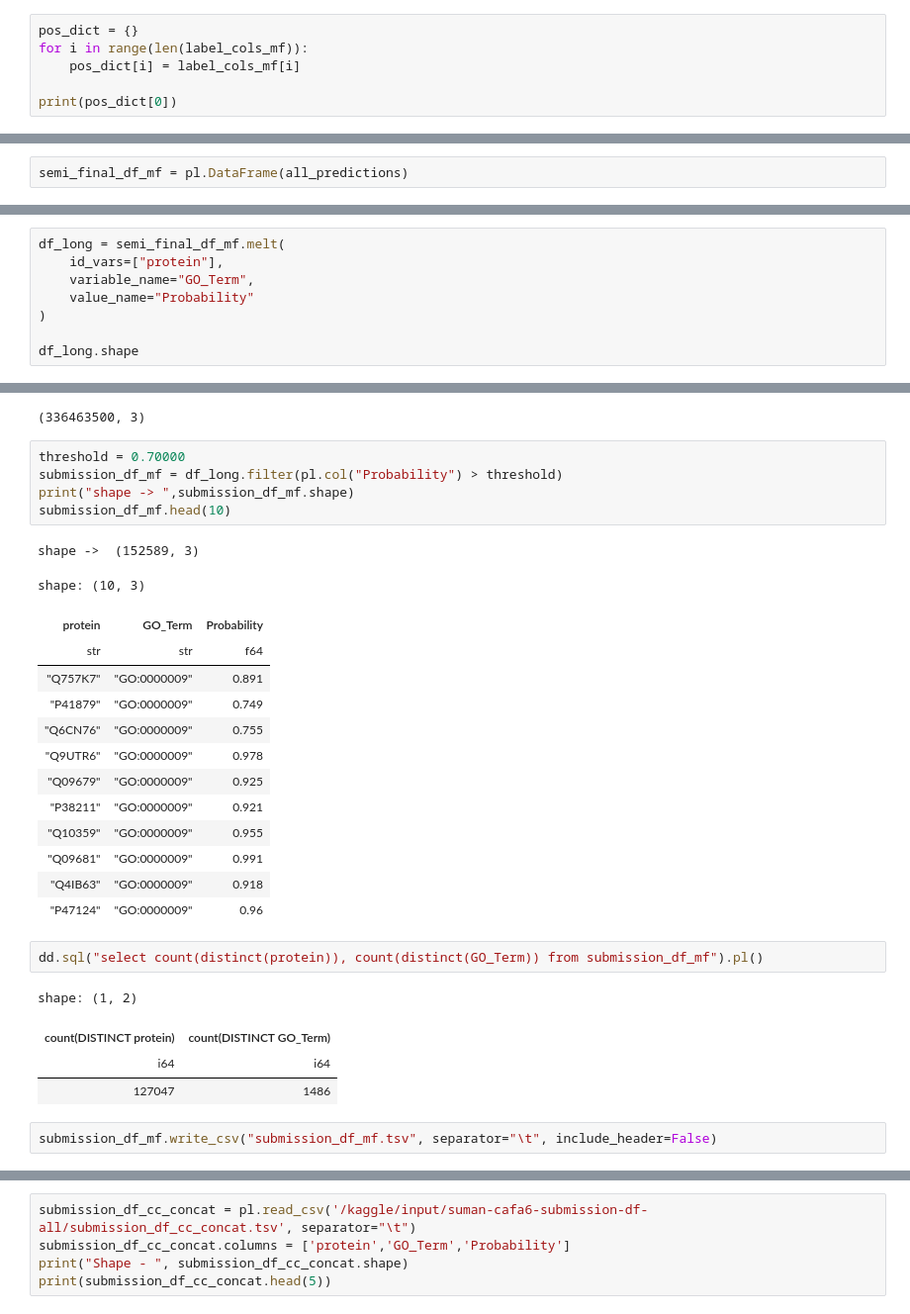
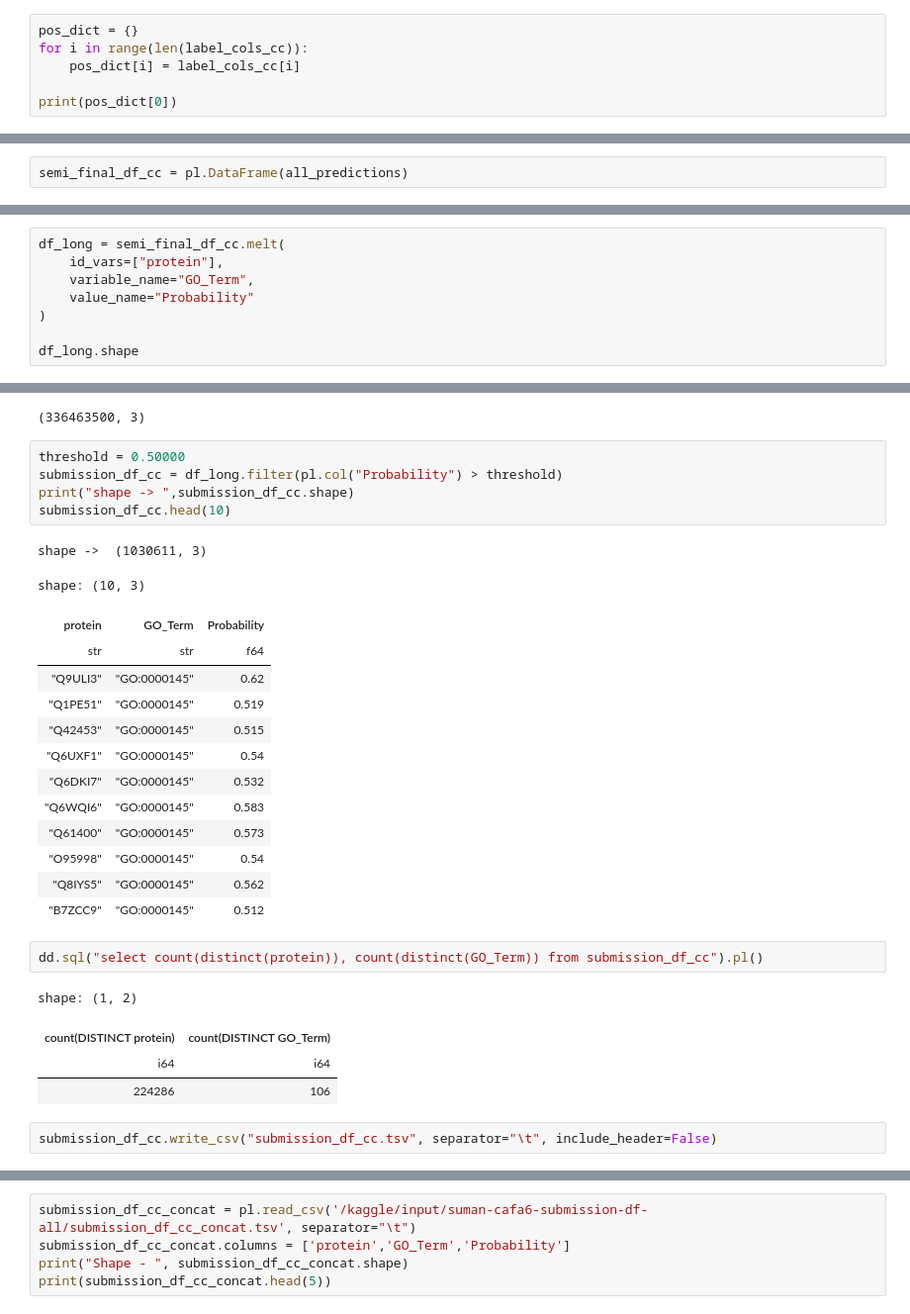
Before and after one commit to sumaniitm/cafa-6-protein-function-prediction-kaggle, a Jupyter notebook: cafa6-baseline-and-feature-engineering.ipynb, the cells around one changed output, grey strips where cells are left out. Shown at 99% size. Cells and saved outputs as stored; diff of their text form.

```diff
--- a/cafa6-baseline-and-feature-engineering.ipynb
+++ b/cafa6-baseline-and-feature-engineering.ipynb
@@ -606,8 +720,8 @@ df_test_features.columns
 submission_embeds = pl.Series(df_test_features.select(pl.col('embedding_arrays'))).to_list()
 # %%
 pos_dict = {}
-for i in range(len(label_cols_mf)):
-    pos_dict[i] = label_cols_mf[i]
+for i in range(len(label_cols_cc)):
+    pos_dict[i] = label_cols_cc[i]
 
 print(pos_dict[0])
 # %% [output]
@@ -688,3 +820,3 @@ all_predictions[0]
 # %%
-semi_final_df_mf = pl.DataFrame(all_predictions)
+semi_final_df_cc = pl.DataFrame(all_predictions)
 # %%
@@ -704,5 +836,5 @@ shape: (4, 1_501)
 # %%
-df_long = semi_final_df_mf.melt(
+df_long = semi_final_df_cc.melt(
     id_vars=["protein"],
     variable_name="GO_Term",
     value_name="Probability"
@@ -720,32 +852,32 @@ df_long.shape
 # %% [output]
 (336463500, 3)
 # %%
-threshold = 0.70000
-submission_df_mf = df_long.filter(pl.col("Probability") > threshold)
-print("shape -> ",submission_df_mf.shape)
-submission_df_mf.head(10)
+threshold = 0.50000
+submission_df_cc = df_long.filter(pl.col("Probability") > threshold)
+print("shape -> ",submission_df_cc.shape)
+submission_df_cc.head(10)
 # %% [output]
-shape ->  (152589, 3)
+shape ->  (1030611, 3)
 shape: (10, 3)
 | protein | GO_Term | Probability |
 | str | str | f64 |
-| "Q757K7" | "GO:0000009" | 0.891 |
-| "P41879" | "GO:0000009" | 0.749 |
-| "Q6CN76" | "GO:0000009" | 0.755 |
-| "Q9UTR6" | "GO:0000009" | 0.978 |
-| "Q09679" | "GO:0000009" | 0.925 |
-| "P38211" | "GO:0000009" | 0.921 |
-| "Q10359" | "GO:0000009" | 0.955 |
-| "Q09681" | "GO:0000009" | 0.991 |
-| "Q4IB63" | "GO:0000009" | 0.918 |
-| "P47124" | "GO:0000009" | 0.96 |
+| "Q9ULI3" | "GO:0000145" | 0.62 |
+| "Q1PE51" | "GO:0000145" | 0.519 |
+| "Q42453" | "GO:0000145" | 0.515 |
+| "Q6UXF1" | "GO:0000145" | 0.54 |
+| "Q6DKI7" | "GO:0000145" | 0.532 |
+| "Q6WQI6" | "GO:0000145" | 0.583 |
+| "Q61400" | "GO:0000145" | 0.573 |
+| "O95998" | "GO:0000145" | 0.54 |
+| "Q8IYS5" | "GO:0000145" | 0.562 |
+| "B7ZCC9" | "GO:0000145" | 0.512 |
 # %%
-dd.sql("select count(distinct(protein)), count(distinct(GO_Term)) from submission_df_mf").pl()
+dd.sql("select count(distinct(protein)), count(distinct(GO_Term)) from submission_df_cc").pl()
 # %% [output]
 shape: (1, 2)
 | count(DISTINCT protein) | count(DISTINCT GO_Term) |
 | i64 | i64 |
-| 127047 | 1486 |
+| 224286 | 106 |
 # %%
-submission_df_mf.write_csv("submission_df_mf.tsv", separator="\t", include_header=False)
+submission_df_cc.write_csv("submission_df_cc.tsv", separator="\t", include_header=False)
 # %%
```
Also changed, not shown: parts of 27 cells of this notebook.
